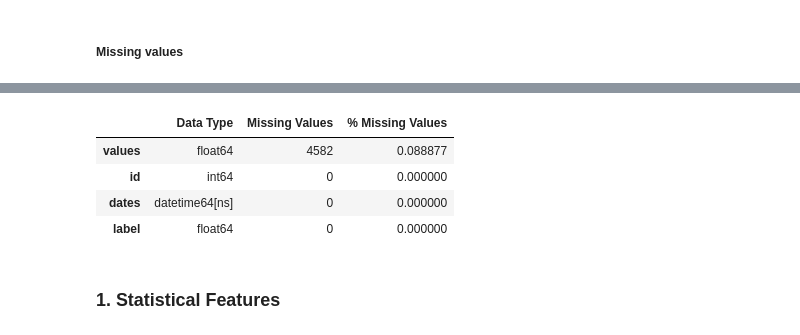
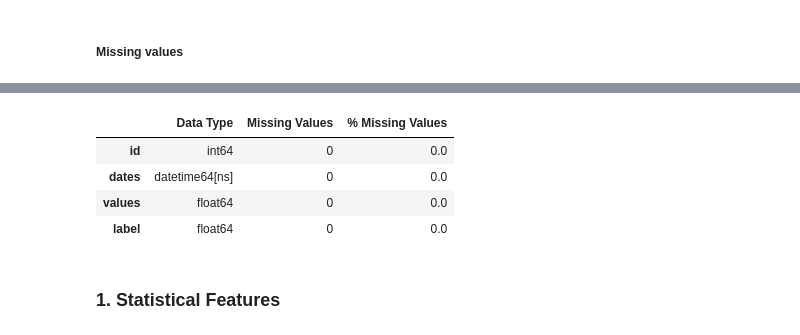
Before and after one commit to aliskadmitr/VK-Internship, a Jupyter notebook: notebooks/EDA.ipynb, the cells around one changed output, grey strips where cells are left out. Saved outputs shown, nothing was run; the diff lists cells and outputs as text; code cells hidden in the pictures.

```diff
--- a/notebooks/EDA.ipynb
+++ b/notebooks/EDA.ipynb
@@ -178,19 +189,19 @@ def fillna_gaps(data, group_col, value_col):
             group[value_col] = group[value_col].fillna(median_value)
             return group
 
-    data_filled = data.groupby(group_col).apply(fill_group, include_groups=False).reset_index(drop=True)
+    data_filled = data.groupby(group_col, as_index=False).apply(fill_group)
 
     return data_filled
 # %%
 df_train_filled =fillna_gaps(df_train_exploded, 'id', 'values')
 # %%
-percentage_ratio(df_train_exploded)
+percentage_ratio(df_train_filled)
 # %% [output]
 |  | Data Type | Missing Values | % Missing Values |
-| values | float64 | 4582 | 0.088877 |
-| id | int64 | 0 | 0.000000 |
-| dates | datetime64[ns] | 0 | 0.000000 |
-| label | float64 | 0 | 0.000000 |
+| id | int64 | 0 | 0.0 |
+| dates | datetime64[ns] | 0 | 0.0 |
+| values | float64 | 0 | 0.0 |
+| label | float64 | 0 | 0.0 |
 # %% [markdown]
 ### 1. Statistical Features
 # %%
```
Also changed, not shown: parts of 33 cells of this notebook.
